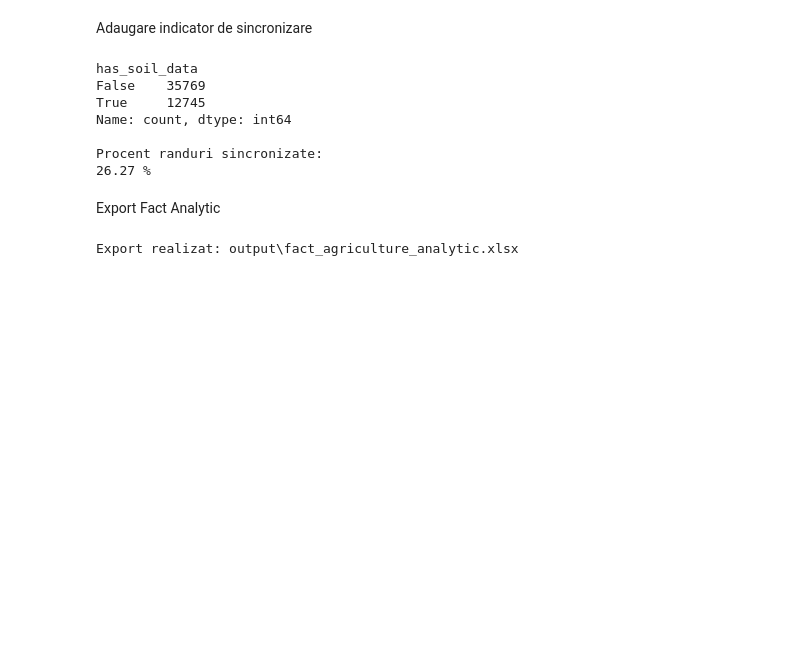
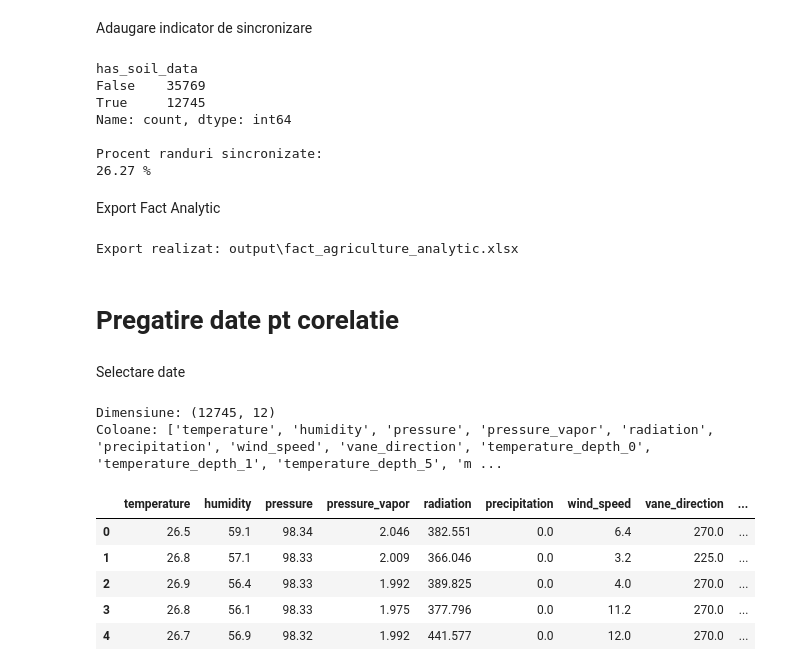
Before and after one commit to naominini/Licenta-agri, a Jupyter notebook: Data/cod.ipynb, the cells around one changed output. Saved outputs shown, nothing was run; the diff lists cells and outputs as text; code cells hidden in the pictures; blank space fills up the shorter version.

```diff
--- a/Data/cod.ipynb
+++ b/Data/cod.ipynb
@@ -776,3 +776,27 @@ with pd.ExcelWriter(
 print(f"Export realizat: {file_path}")
 # %% [output]
 Export realizat: output\fact_agriculture_analytic.xlsx
+# %% [markdown]
+# Pregatire date pt corelatie
+# %% [markdown]
+Selectare date
+# %%
+excluded_columns = ["FactID", "time_difference_min"]
+correlation_data = (
+    fact_agriculture_analytic
+    .loc[fact_agriculture_analytic["has_soil_data"]]
+    .select_dtypes(include="number")
+    .drop(columns=excluded_columns, errors="ignore")
+)
+print("Dimensiune:", correlation_data.shape)
+print("Coloane:", correlation_data.columns.tolist())
+display(correlation_data.head())
+# %% [output]
+Dimensiune: (12745, 12)
+Coloane: ['temperature', 'humidity', 'pressure', 'pressure_vapor', 'radiation', 'precipitation', 'wind_speed', 'vane_direction', 'temperature_depth_0', 'temperature_depth_1', 'temperature_depth_5', 'm ...
+|  | temperature | humidity | pressure | pressure_vapor | radiation | precipitation | wind_speed | vane_direction | ... |
+| 0 | 26.5 | 59.1 | 98.34 | 2.046 | 382.551 | 0.0 | 6.4 | 270.0 | ... |
+| 1 | 26.8 | 57.1 | 98.33 | 2.009 | 366.046 | 0.0 | 3.2 | 225.0 | ... |
+| 2 | 26.9 | 56.4 | 98.33 | 1.992 | 389.825 | 0.0 | 4.0 | 270.0 | ... |
+| 3 | 26.8 | 56.1 | 98.33 | 1.975 | 377.796 | 0.0 | 11.2 | 270.0 | ... |
+| 4 | 26.7 | 56.9 | 98.32 | 1.992 | 441.577 | 0.0 | 12.0 | 270.0 | ... |
```
Also changed, not shown: parts of 4 cells of this notebook, 2 other files.
